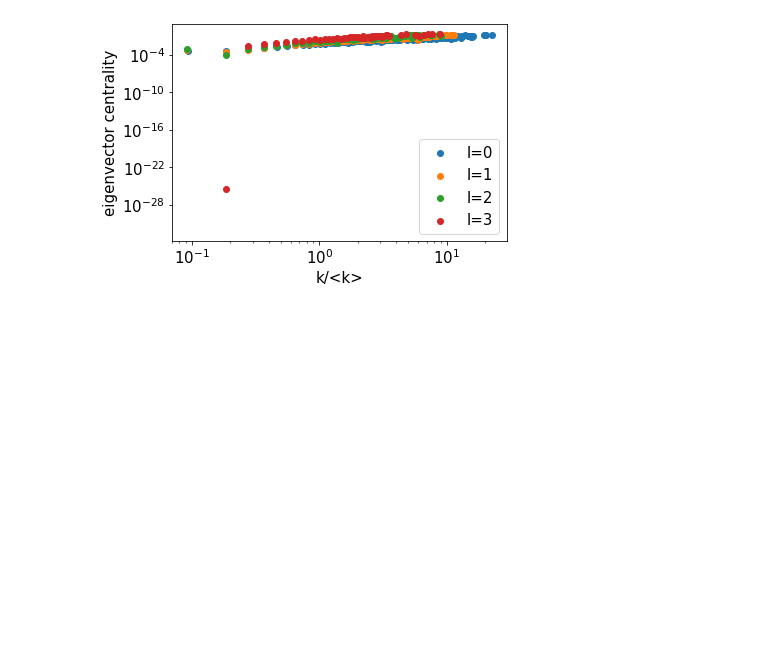
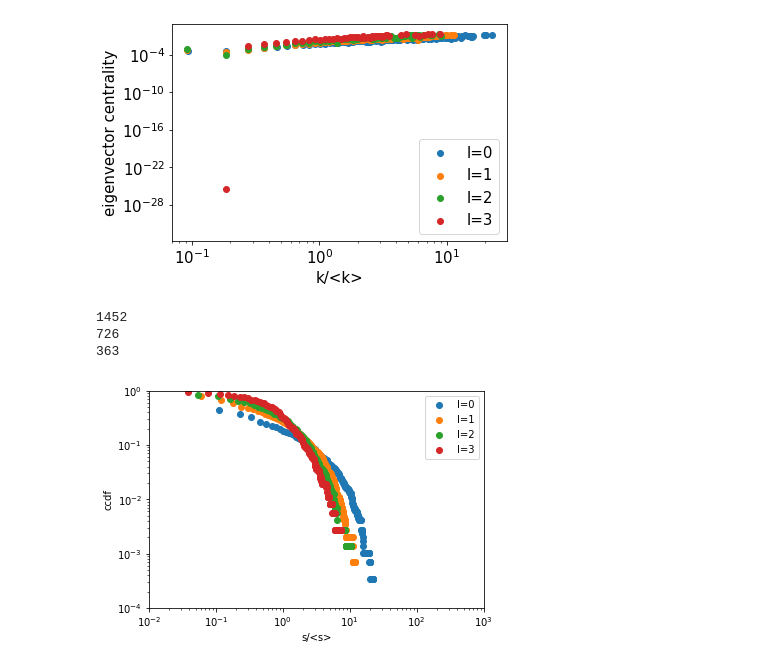
Before and after one commit to matheusloures42/renormalization-simplicial-complexes, a Jupyter notebook: airport.ipynb, the cells around one changed output. Saved outputs shown, nothing was run; the diff lists cells and outputs as text; code cells hidden in the pictures; blank space fills up the shorter version.

Commit message:
replica with weights

```diff
--- a/airport.ipynb
+++ b/airport.ipynb
@@ -138,3 +138,30 @@ eigenvector_centrality_x_kl(G2_rep,lb='l=2')
 eigenvector_centrality_x_kl(G3_rep,lb='l=3')
 # %% [output]
 [figure]
+# %%
+G0w=G0.copy()
+# %%
+nx.set_edge_attributes(G0w, values = 1, name = 'weight')
+G1b=weighted_laplacian_renorm(G0w,1)
+g1b=G1b.copy()
+nx.set_edge_attributes(G1b, values = 1, name = 'weight')
+G2b=weighted_laplacian_renorm(G1b,1)
+g2b=G2b.copy()
+nx.set_edge_attributes(G2b, values = 1, name = 'weight')
+G3b=weighted_laplacian_renorm(G2b,1)
+# %% [output]
+1452
+726
+363
+# %%
+threshold=2
+G1brep=weighted_replica(g1b,threshold)
+G2brep=weighted_replica(g2b,threshold)
+G3brep=weighted_replica(G3b,threshold)
+# %%
+plot_ccdf_weighted(G0w,'l=0')
+plot_ccdf_weighted(G1brep,'l=1')
+plot_ccdf_weighted(G2brep,'l=2')
+plot_ccdf_weighted(G3brep,'l=3')
+# %% [output]
+[figure, added]
```
Also changed, not shown: parts of 6 cells of this notebook, 3 other files.
